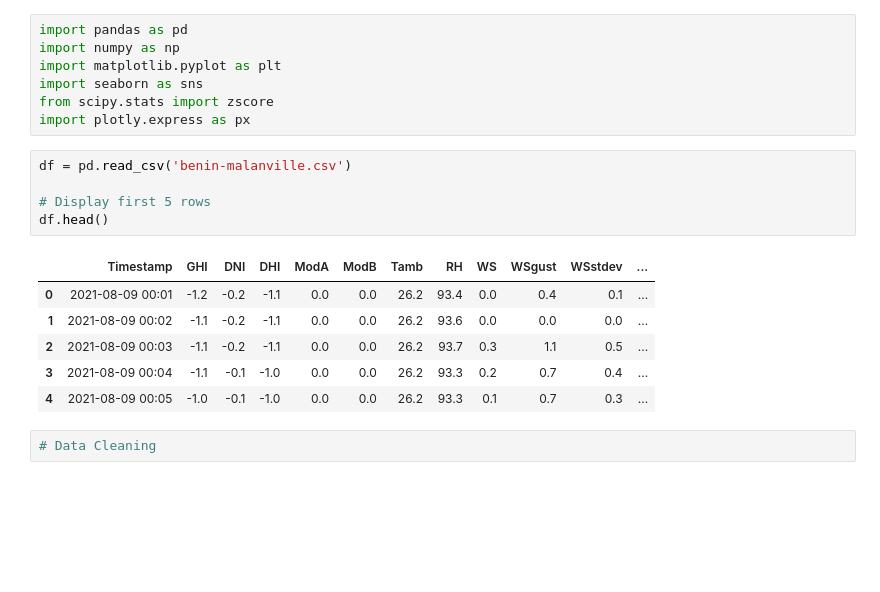
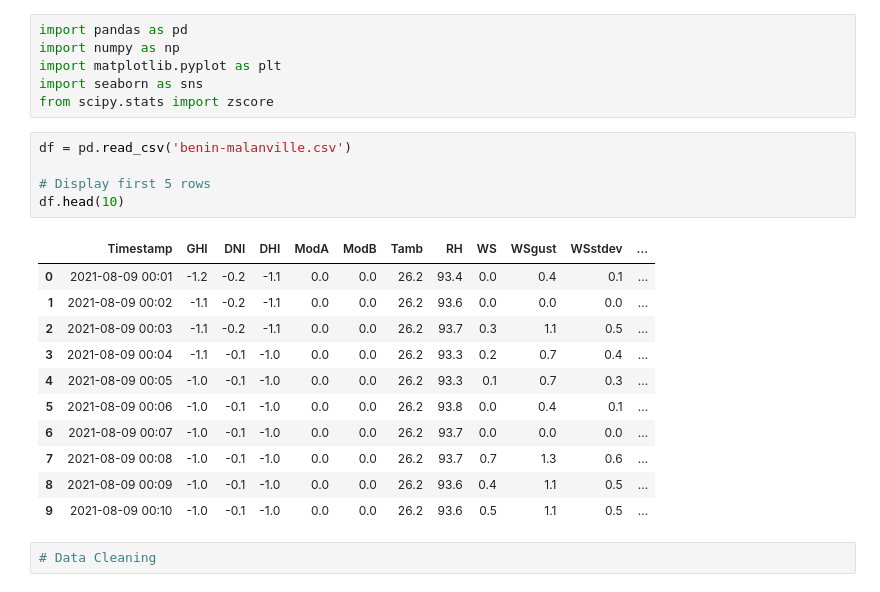
Before and after one commit to ERMIASWAKGARI/AI_Mastery_Week_0_Challenge, a Jupyter notebook: notebooks/EDA_benin-malanville.ipynb, the cells around one changed output. Drawn from its saved outputs; the diff is of its cells as text; blank space fills up the shorter version.

```diff
--- a/notebooks/EDA_benin-malanville.ipynb
+++ b/notebooks/EDA_benin-malanville.ipynb
@@ -4,18 +4,22 @@ import numpy as np
 import matplotlib.pyplot as plt
 import seaborn as sns
 from scipy.stats import zscore
-import plotly.express as px
 # %%
 df = pd.read_csv('benin-malanville.csv')
 
 # Display first 5 rows
-df.head()
+df.head(10)
 # %% [output]
 |  | Timestamp | GHI | DNI | DHI | ModA | ModB | Tamb | RH | WS | WSgust | WSstdev | ... |
 | 0 | 2021-08-09 00:01 | -1.2 | -0.2 | -1.1 | 0.0 | 0.0 | 26.2 | 93.4 | 0.0 | 0.4 | 0.1 | ... |
 | 1 | 2021-08-09 00:02 | -1.1 | -0.2 | -1.1 | 0.0 | 0.0 | 26.2 | 93.6 | 0.0 | 0.0 | 0.0 | ... |
 | 2 | 2021-08-09 00:03 | -1.1 | -0.2 | -1.1 | 0.0 | 0.0 | 26.2 | 93.7 | 0.3 | 1.1 | 0.5 | ... |
 | 3 | 2021-08-09 00:04 | -1.1 | -0.1 | -1.0 | 0.0 | 0.0 | 26.2 | 93.3 | 0.2 | 0.7 | 0.4 | ... |
 | 4 | 2021-08-09 00:05 | -1.0 | -0.1 | -1.0 | 0.0 | 0.0 | 26.2 | 93.3 | 0.1 | 0.7 | 0.3 | ... |
+| 5 | 2021-08-09 00:06 | -1.0 | -0.1 | -1.0 | 0.0 | 0.0 | 26.2 | 93.8 | 0.0 | 0.4 | 0.1 | ... |
+| 6 | 2021-08-09 00:07 | -1.0 | -0.1 | -1.0 | 0.0 | 0.0 | 26.2 | 93.7 | 0.0 | 0.0 | 0.0 | ... |
+| 7 | 2021-08-09 00:08 | -1.0 | -0.1 | -1.0 | 0.0 | 0.0 | 26.2 | 93.7 | 0.7 | 1.3 | 0.6 | ... |
+| 8 | 2021-08-09 00:09 | -1.0 | -0.1 | -1.0 | 0.0 | 0.0 | 26.2 | 93.6 | 0.4 | 1.1 | 0.5 | ... |
+| 9 | 2021-08-09 00:10 | -1.0 | -0.1 | -1.0 | 0.0 | 0.0 | 26.2 | 93.6 | 0.5 | 1.1 | 0.5 | ... |
 # %%
 # Data Cleaning
```
Also changed, not shown: parts of 15 cells of this notebook, 11 other files.
